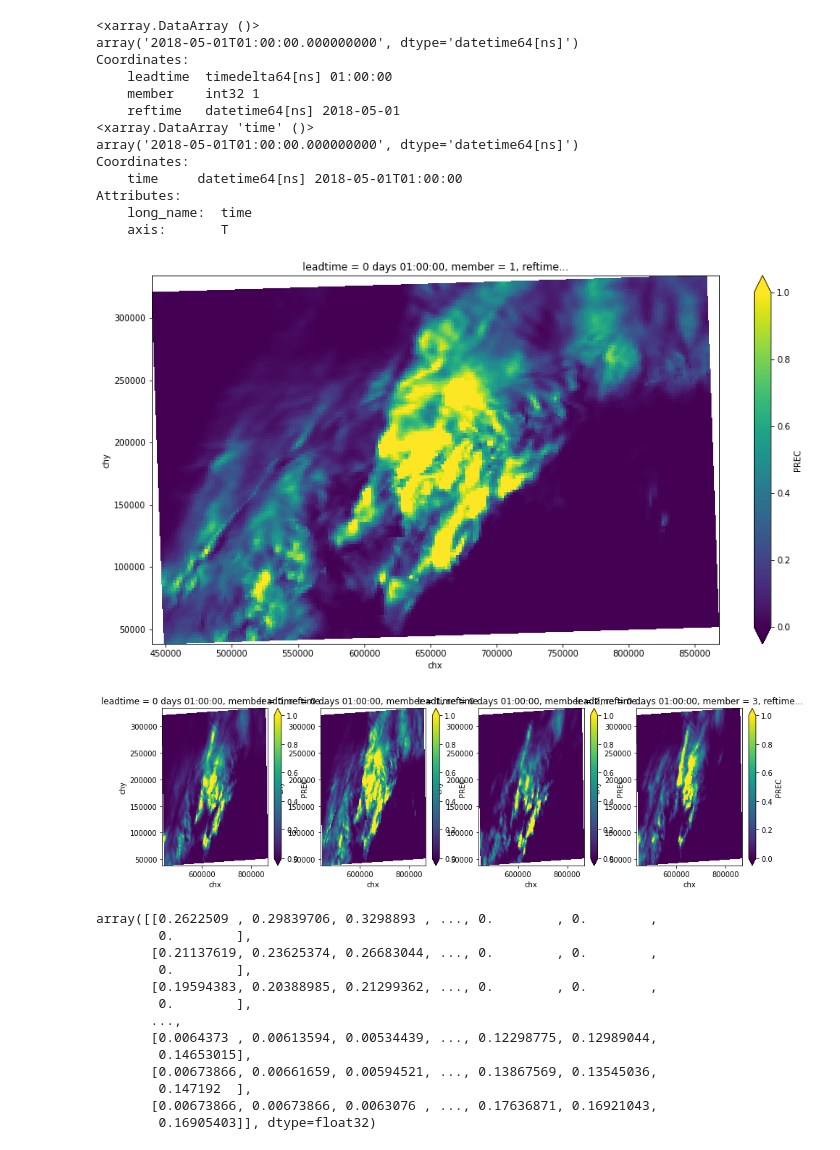
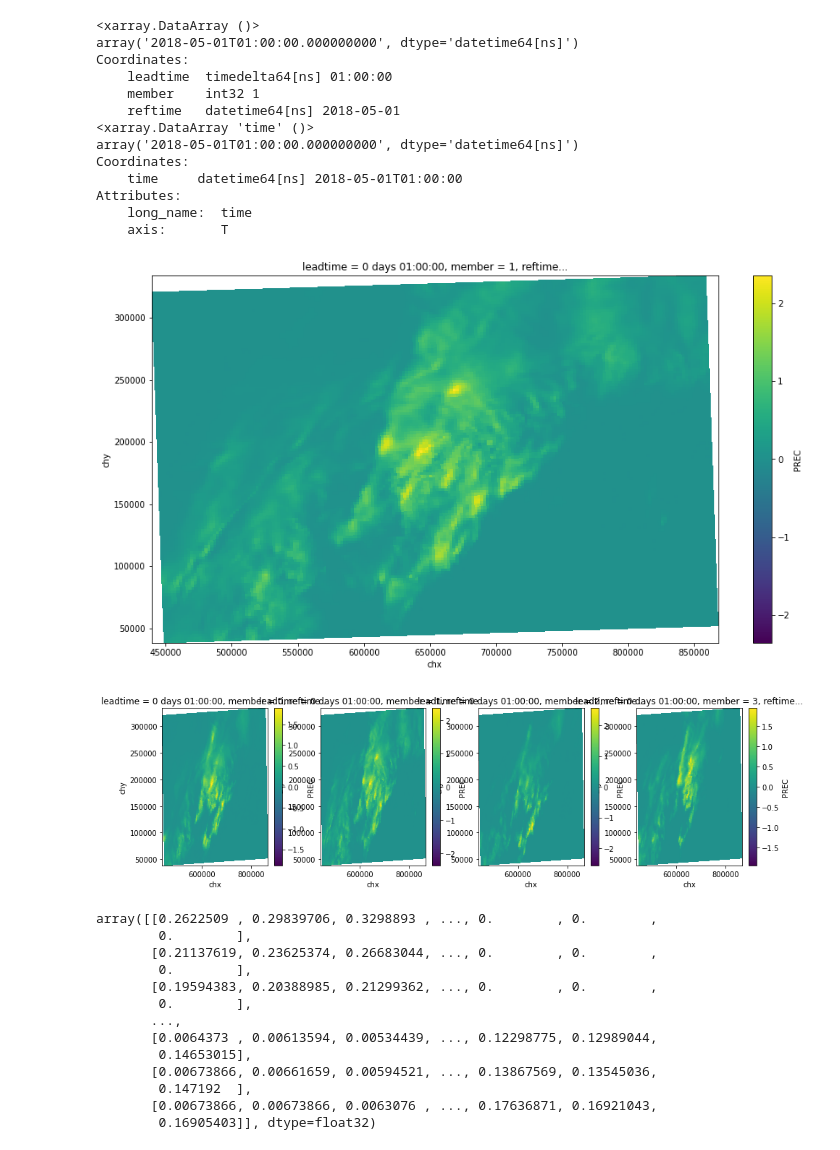
Before and after one commit to butoialexandra/Realistic-looking-rainfall-forecasts, a Jupyter notebook: data_analysis.ipynb, the cells around one changed output. Cells and saved outputs as stored; diff of their text form; code cells hidden in the pictures.

```diff
--- a/data_analysis.ipynb
+++ b/data_analysis.ipynb
@@ -321,17 +322,17 @@ Attributes:
     axis:       T
 # %%
 fig, axes = plt.subplots(ncols=1, figsize=(15,8))
-cosmo.PREC.isel(leadtime=1, member=1, reftime=0).plot.pcolormesh("chx", "chy", cmap='viridis', vmin=0, vmax=1)
+cosmo.PREC.isel(leadtime=1, member=1, reftime=0, x=).plot.pcolormesh("chx", "chy", cmap='viridis')
 plt.show()
 # %% [output]
-[figure, old version]
+[figure, new version]
 # %%
 # show multiple members of the ensemble
 fig, axes = plt.subplots(ncols=4, figsize=(15,4))
 for i in range(4):
-    cosmo.PREC.isel(leadtime=1, member=i, reftime=0).plot.pcolormesh("chx", "chy", ax=axes[i], cmap='viridis', vmin=0, vmax=1)
+    cosmo.PREC.isel(leadtime=1, member=i, reftime=0).plot.pcolormesh("chx", "chy", ax=axes[i], cmap='viridis')
 # %% [output]
-[figure, old version]
+[figure, new version]
 # %%
 cosmo.PREC.isel(leadtime=1, member=1, reftime=0).values
 # %% [output]
```
Also changed, not shown: parts of 21 cells of this notebook.
